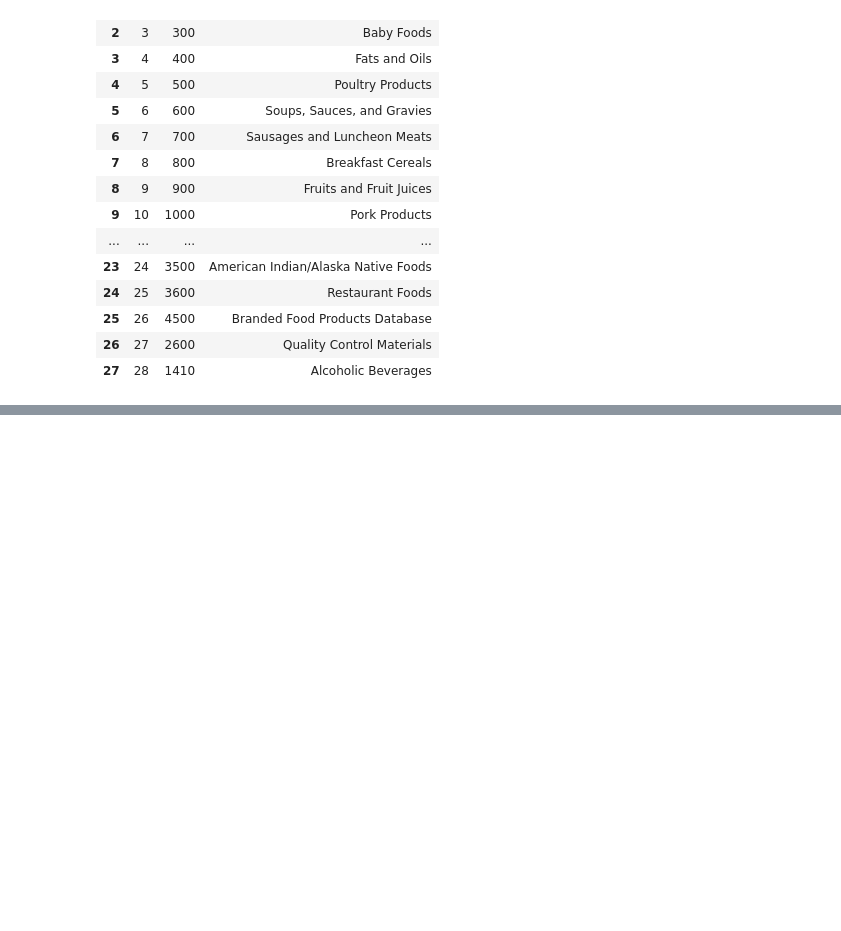
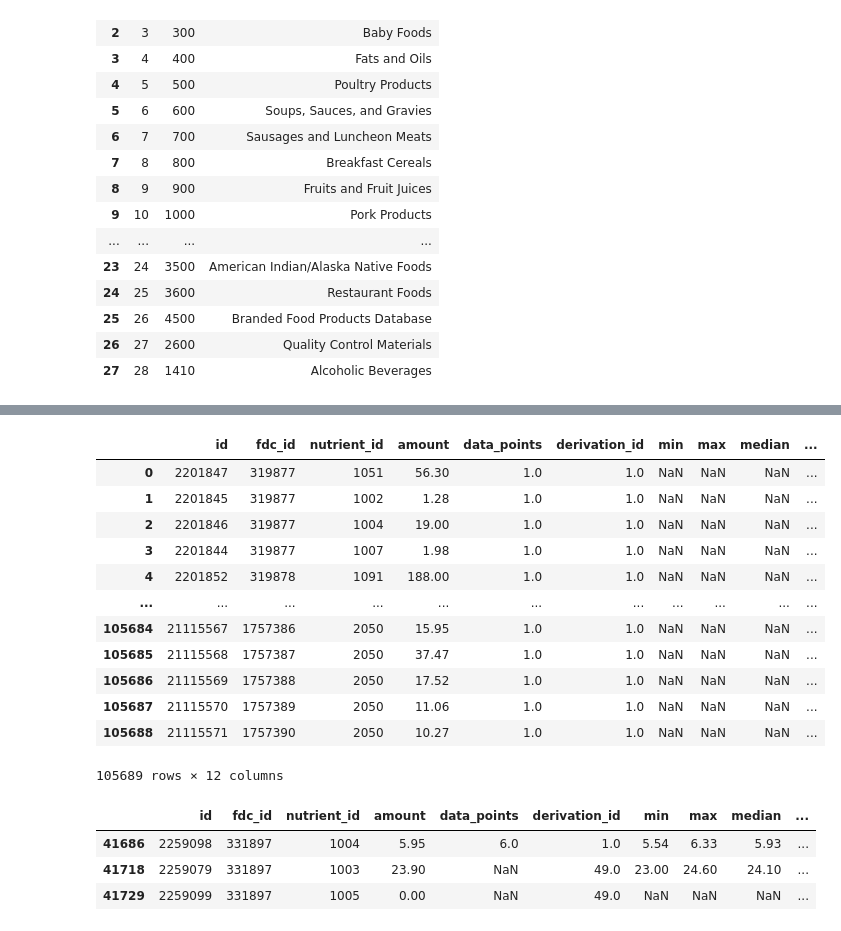
Before and after one commit to mrdbourke/nutrify, a Jupyter notebook: data_exploration/usda_food_data_exploration.ipynb, the cells around one changed output, grey strips where cells are left out. Cells and saved outputs as stored; diff of their text form; code cells hidden in the pictures; blank space fills up the shorter version.

```diff
--- a/data_exploration/usda_food_data_exploration.ipynb
+++ b/data_exploration/usda_food_data_exploration.ipynb
@@ -131,0 +409,25 @@ food_cats
+# %%
+food_nutrient["nutrient_name"] = food_nutrient["nutrient_id"].map(nutrient.set_index("id")["name"])
+food_nutrient
+# %% [output]
+|  | id | fdc_id | nutrient_id | amount | data_points | derivation_id | min | max | median | ... |
+| 0 | 2201847 | 319877 | 1051 | 56.30 | 1.0 | 1.0 | NaN | NaN | NaN | ... |
+| 1 | 2201845 | 319877 | 1002 | 1.28 | 1.0 | 1.0 | NaN | NaN | NaN | ... |
+| 2 | 2201846 | 319877 | 1004 | 19.00 | 1.0 | 1.0 | NaN | NaN | NaN | ... |
+| 3 | 2201844 | 319877 | 1007 | 1.98 | 1.0 | 1.0 | NaN | NaN | NaN | ... |
+| 4 | 2201852 | 319878 | 1091 | 188.00 | 1.0 | 1.0 | NaN | NaN | NaN | ... |
+| ... | ... | ... | ... | ... | ... | ... | ... | ... | ... | ... |
+| 105684 | 21115567 | 1757386 | 2050 | 15.95 | 1.0 | 1.0 | NaN | NaN | NaN | ... |
+| 105685 | 21115568 | 1757387 | 2050 | 37.47 | 1.0 | 1.0 | NaN | NaN | NaN | ... |
+| 105686 | 21115569 | 1757388 | 2050 | 17.52 | 1.0 | 1.0 | NaN | NaN | NaN | ... |
+| 105687 | 21115570 | 1757389 | 2050 | 11.06 | 1.0 | 1.0 | NaN | NaN | NaN | ... |
+| 105688 | 21115571 | 1757390 | 2050 | 10.27 | 1.0 | 1.0 | NaN | NaN | NaN | ... |
+105689 rows × 12 columns
+# %%
+# Find nutrition for chicken_wing_id (protein, fat, carb)
+food_nutrient[(food_nutrient["fdc_id"] == chicken_wing_id) & (food_nutrient["nutrient_id"].isin(list(target_nutrient_dict.keys())))]
+# %% [output]
+|  | id | fdc_id | nutrient_id | amount | data_points | derivation_id | min | max | median | ... |
+| 41686 | 2259098 | 331897 | 1004 | 5.95 | 6.0 | 1.0 | 5.54 | 6.33 | 5.93 | ... |
+| 41718 | 2259079 | 331897 | 1003 | 23.90 | NaN | 49.0 | 23.00 | 24.60 | 24.10 | ... |
+| 41729 | 2259099 | 331897 | 1005 | 0.00 | NaN | 49.0 | NaN | NaN | NaN | ... |
```
Also changed, not shown: parts of 50 cells of this notebook, 10 other files.
